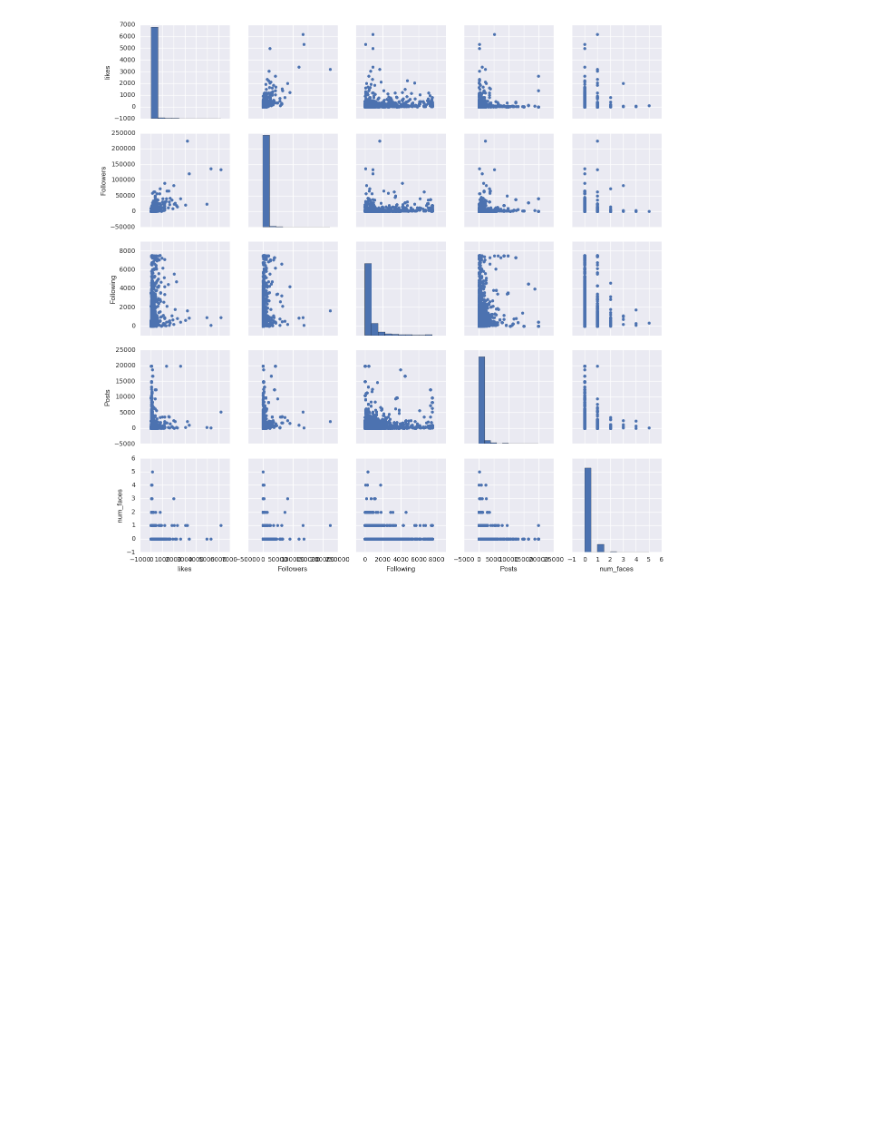
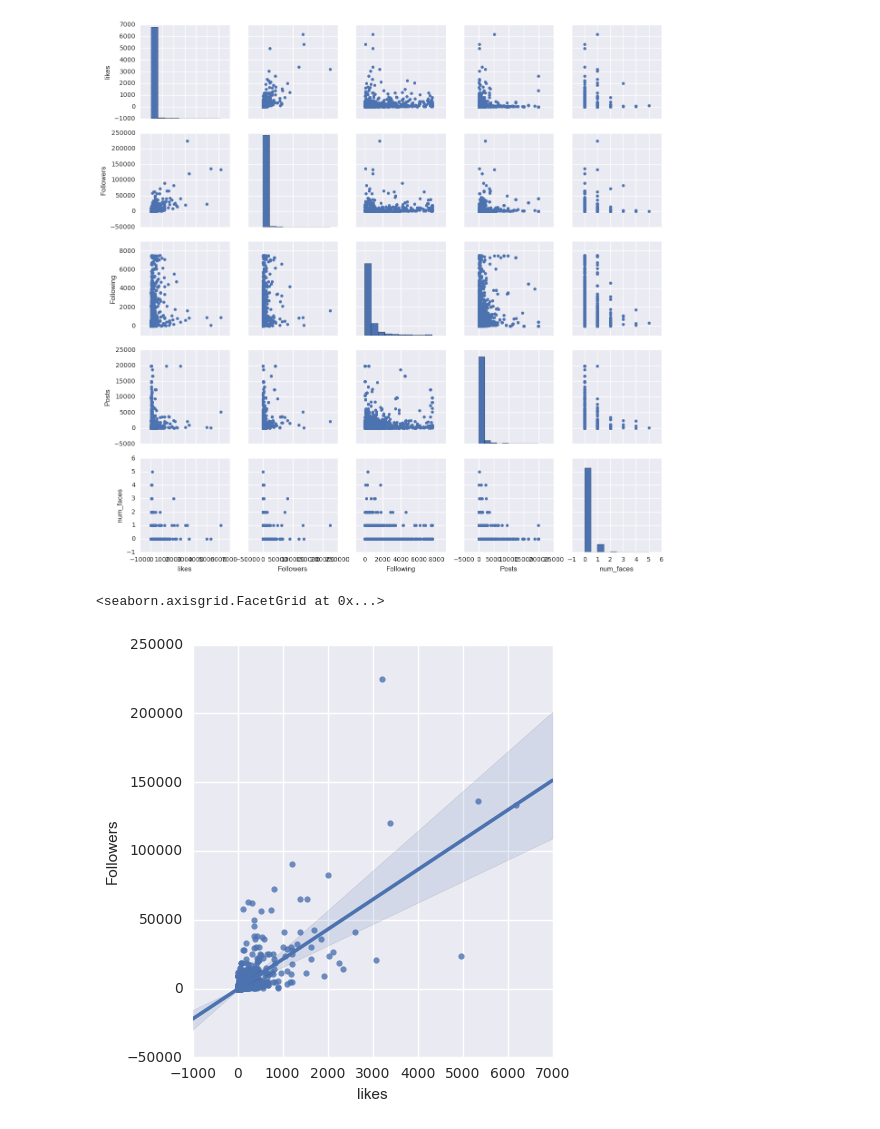
Before and after one commit to thunter009/Instapredict, a Jupyter notebook: EDA.ipynb, the cells around one changed output. Drawn from its saved outputs; the diff is of its cells as text; code cells hidden in the pictures; blank space fills up the shorter version.

```diff
--- a/EDA.ipynb
+++ b/EDA.ipynb
@@ -157,3 +157,8 @@ g.map_offdiag(plt.scatter)
 # %% [output]
 <seaborn.axisgrid.PairGrid at 0x...>
 [figure]
+# %%
+sns.lmplot("likes", "Followers", clean)
+# %% [output]
+<seaborn.axisgrid.FacetGrid at 0x...>
+[figure, added]
```
Also changed, not shown: parts of 2 cells of this notebook.
